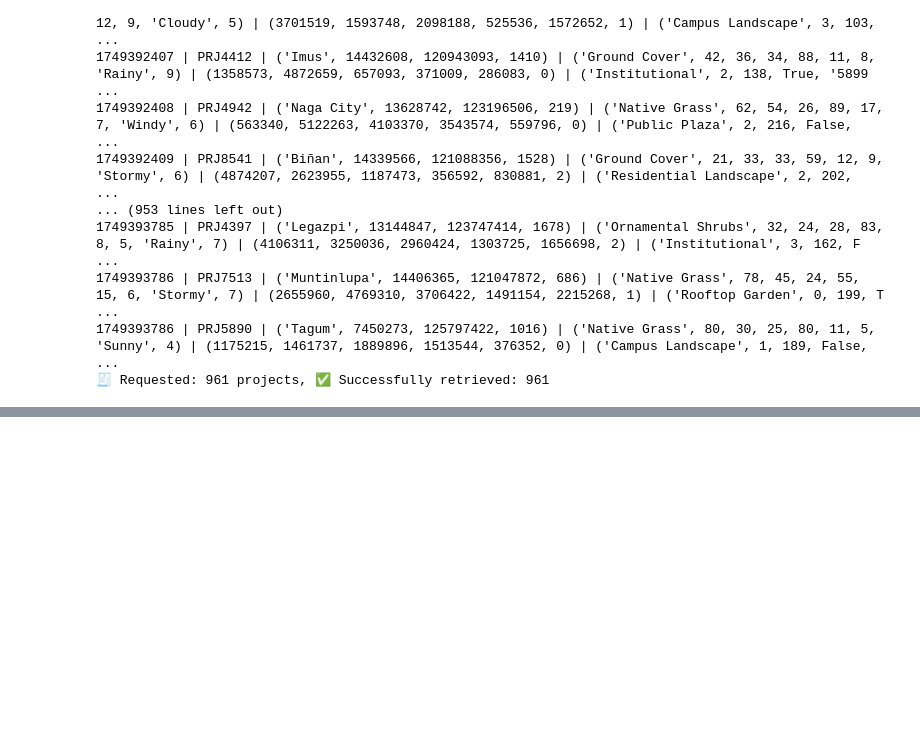
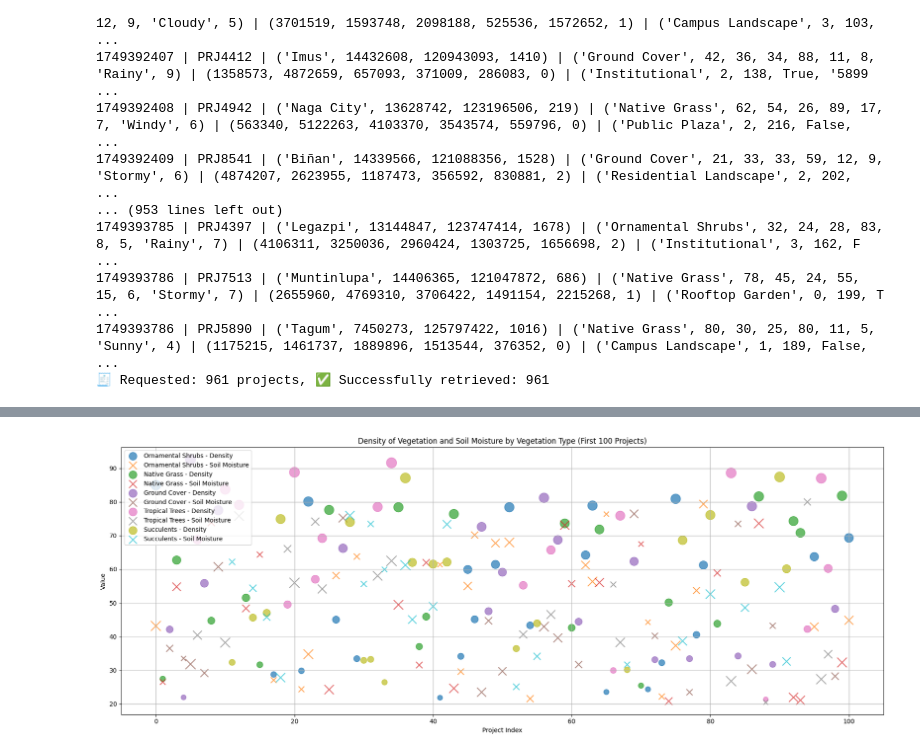
Before and after one commit to WizardofO/MO_IT148_ADET_SMART_CONTRACT-for-LANDSCAPE-MONITORING__A3101_NIEVA-OSIAS-JR_2025, a Jupyter notebook: IOT_SmartLandscapeMonitoring.ipynb, the cells around one changed output, grey strips where cells are left out. Drawn from its saved outputs; the diff is of its cells as text; code cells hidden in the pictures; blank space fills up the shorter version.

```diff
--- a/IOT_SmartLandscapeMonitoring.ipynb
+++ b/IOT_SmartLandscapeMonitoring.ipynb
@@ -1593,0 +1663,42 @@ timestamp | project_id | location | latitude | longitude | elevation_meters | pr
+# %%
+import matplotlib.pyplot as plt
+import pandas as pd
+
+df = pd.read_csv("landscape_project_with_payment.csv")
+
+if 'unique_df' not in locals():
+    unique_df = df.drop_duplicates(subset=["project_id"], keep='first')
+
+plot_df = unique_df.head(100)
+
+plt.figure(figsize=(18, 7))
+
+for veg_type in plot_df['vegetation_type'].unique():
+    subset = plot_df[plot_df['vegetation_type'] == veg_type]
+    # Size for density_of_vegetation
+    plt.scatter(
+        subset.index,
+        subset['density_of_vegetation'],
+        s=subset['density_of_vegetation']*3,  # Increase marker size based on density
+        label=f"{veg_type} - Density",
+        alpha=0.7
+    )
+    # Size for soil_moisture (optional: use a fixed or related size)
+    plt.scatter(
+        subset.index,
+        subset['soil_moisture'],
+        s=subset['density_of_vegetation']*3,  # Use same density for size
+        label=f"{veg_type} - Soil Moisture",
+        marker='x',
+        alpha=0.7
+    )
+
+plt.title('Density of Vegetation and Soil Moisture by Vegetation Type (First 100 Projects)')
+plt.xlabel('Project Index')
+plt.ylabel('Value')
+plt.legend()
+plt.tight_layout()
+plt.grid(True)
+plt.show()
+# %% [output]
+[figure, added]
```
Also changed, not shown: parts of 5 cells of this notebook.
